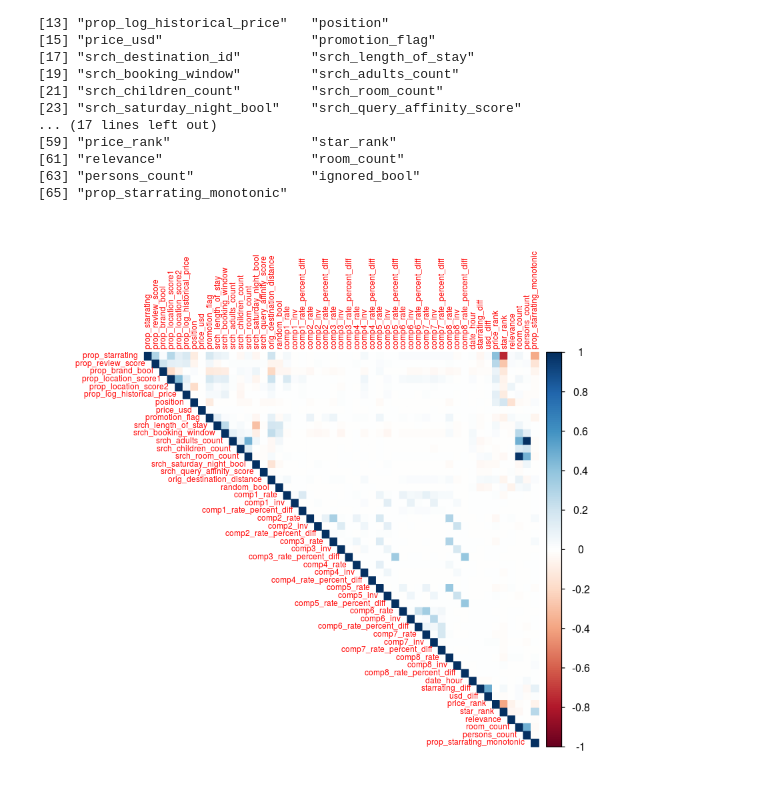
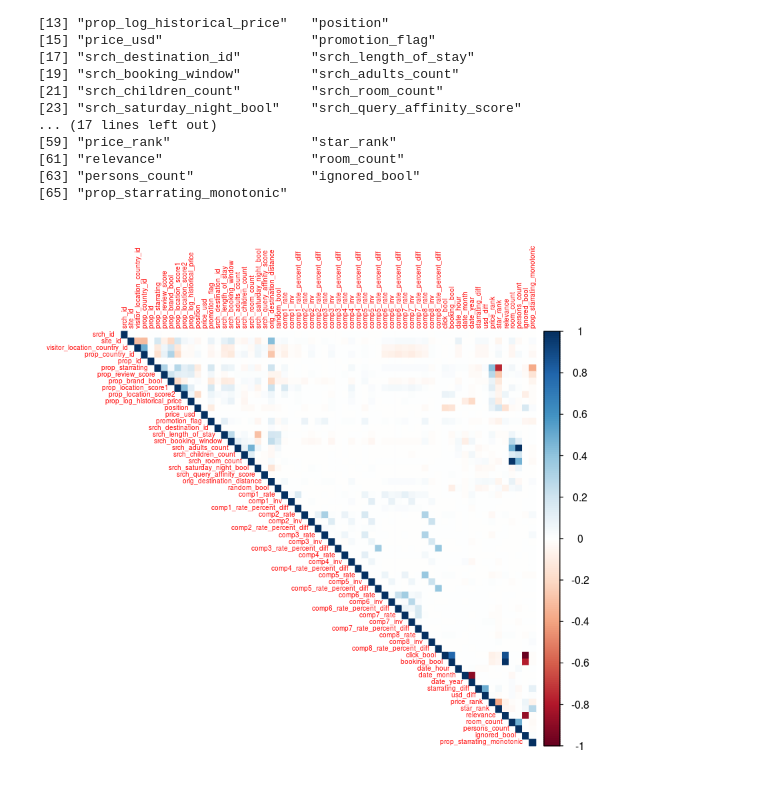
Before and after one commit to silesbu/dmt41, a Jupyter notebook: assignment2/R_analysis_assignment_2.ipynb, the cells around one changed output. Drawn from its saved outputs; the diff is of its cells as text; code cells hidden in the pictures.

```diff
--- a/assignment2/R_analysis_assignment_2.ipynb
+++ b/assignment2/R_analysis_assignment_2.ipynb
@@ -409,13 +408,12 @@ colnames(df)
 [61] "relevance"                   "room_count"
 [63] "persons_count"               "ignored_bool"
 [65] "prop_starrating_monotonic"
+# %%
+df.nums <- subset(df,select=c(-gross_bookings_usd,-visitor_hist_starrating,-visitor_hist_adr_usd))
+
+rm(df)
 # %%
-df.nums <- subset(df,select=c(-srch_id,-site_id,-prop_country_id,-prop_id,-srch_destination_id,
-                              -visitor_location_country_id,-date_month,-date_year,-gross_bookings_usd,
-                              -booking_bool,-click_bool,-ignored_bool,-visitor_hist_starrating,
-                              -visitor_hist_adr_usd))
-
 # type = "upper"
-corrplot(cor(df.nums),method="color",type="upper",tl.cex=0.6)
+corrplot(cor(df.nums),method="color",type="upper",tl.cex=0.5)
 # %% [output]
-[figure, old version]
+[figure, new version]
```
Also changed, not shown: parts of 1 cell of this notebook, 2 other files.
